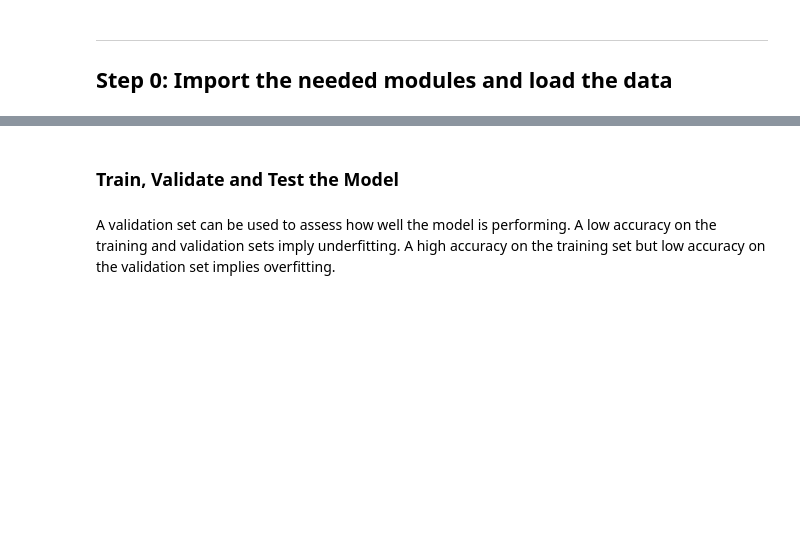
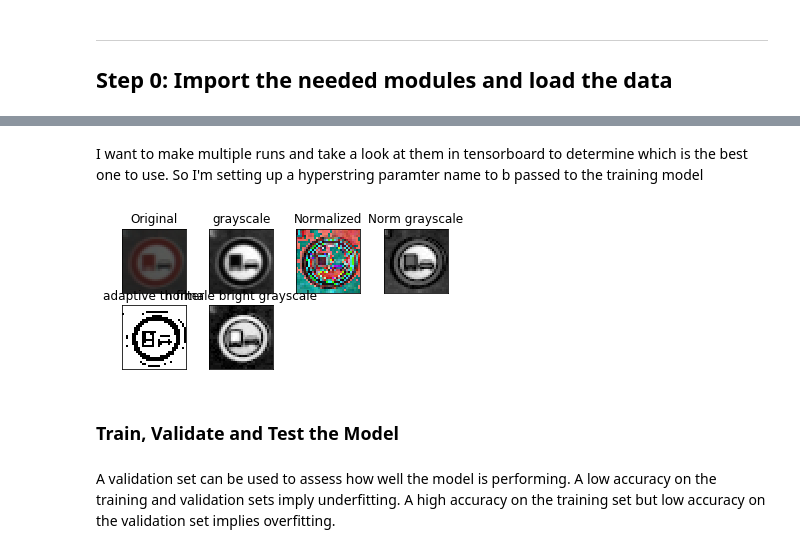
Before and after one commit to ryan-jonesford/CarND-Traffic-Sign-Classifier-Project, a Jupyter notebook: Traffic_Sign_Classifier.ipynb, the cells around one changed output, grey strips where cells are left out. Cells and saved outputs as stored; diff of their text form; code cells hidden in the pictures; blank space fills up the shorter version.

```diff
--- a/Traffic_Sign_Classifier.ipynb
+++ b/Traffic_Sign_Classifier.ipynb
@@ -238,17 +199,21 @@ where adjusted_stddev = max(stddev, 1.0/sqrt(image.NumElements()))
 # %%
 def preprocess_img(image, choice="gray_normal"):
+    """
+    Returns the preprocessed image based on the choice variable
+    """
     return {
         'adaptive_th': cv2.adaptiveThreshold(image_to_gray(image),255,cv2.ADAPTIVE_THRESH_MEAN_C,\
                 cv2.THRESH_BINARY,3,3),
         'grayscale': image_to_gray(image),
         'gray_normal': normalize(image_to_gray(image)),
+        'normal': normalize(image),
         'gray_normal_bright': normalize(image_to_gray(increase_brightness(image, 120))),
     }[choice]
-#     out_img = cv2.adaptiveThreshold(image_to_gray(image),255,cv2.ADAPTIVE_THRESH_MEAN_C,\
-#                 cv2.THRESH_BINARY,3,3)
-#     return out_img
 
 def preprocess_imgs(images, choice="gray_normal"):
+    """
+    Preprocesses a list of images
+    """
     output = []
     for image in images:
         output.append(preprocess_img(image, choice))
@@ -429,11 +397,39 @@ def ModelArch(X_train, y_train, X_valid, y_valid,\
         print()
         saver.save(sess, os.path.join(LOGDIR, "model.ckpt"), i)
         print("Model Checkpoint saved")
+# %% [markdown]
+I want to make multiple runs and take a look at them in tensorboard to determine which is the best one to use. So I'm setting up a hyperstring paramter name to b passed to the training model
 # %%
 def make_hparam_string(learning_rate, use_drouput, dropout_rate, use_image_distortion):
     drop_param = "Dropout" if use_drouput else "no_dropout"
     image_distort_param = "with_image_distortion" if use_image_distortion else "no_image_distortion"
     return "lr_%.0E__%s__dropout_rate_%s__%s" % (learning_rate, drop_param, dropout_rate, image_distort_param)
+# %%
+x1, y1, x2, y2, x3, y3 = load_pickled_data()
+%matplotlib inline
+image = x1[random.randint(0,len(x1))]
+ppi = []
+ppi.append(preprocess_img(image, 'grayscale'))
+ppi.append(preprocess_img(image, 'gray_normal'))
+ppi.append(preprocess_img(image, 'adaptive_th'))
+ppi.append(preprocess_img(image, 'gray_normal_bright'))
+ppi.append(preprocess_img(image, 'normal'))
+fig = plt.figure()
+plt.subplot(3,4,1),plt.imshow(image)
+plt.title("Original"), plt.xticks([]), plt.yticks([])
+plt.subplot(3,4,2),plt.imshow(ppi[0],cmap="gray")
+plt.title("grayscale"), plt.xticks([]), plt.yticks([])
+plt.subplot(3,4,3),plt.imshow(ppi[4])
+plt.title("Normalized"), plt.xticks([]), plt.yticks([])
+plt.subplot(3,4,4),plt.imshow(ppi[1],cmap="gray")
+plt.title("Norm grayscale"), plt.xticks([]), plt.yticks([])
+plt.subplot(3,4,5),plt.imshow(ppi[2],cmap="gray")
+plt.title("adaptive th filter"), plt.xticks([]), plt.yticks([])
+plt.subplot(3,4,6),plt.imshow(ppi[3],cmap="gray")
+plt.title("normale bright grayscale"), plt.xticks([]), plt.yticks([])
+plt.show()
+# %% [output]
+[figure, added]
 # %% [markdown]
 ### Train, Validate and Test the Model
 # %% [markdown]
```
Also changed, not shown: parts of 25 cells of this notebook.
